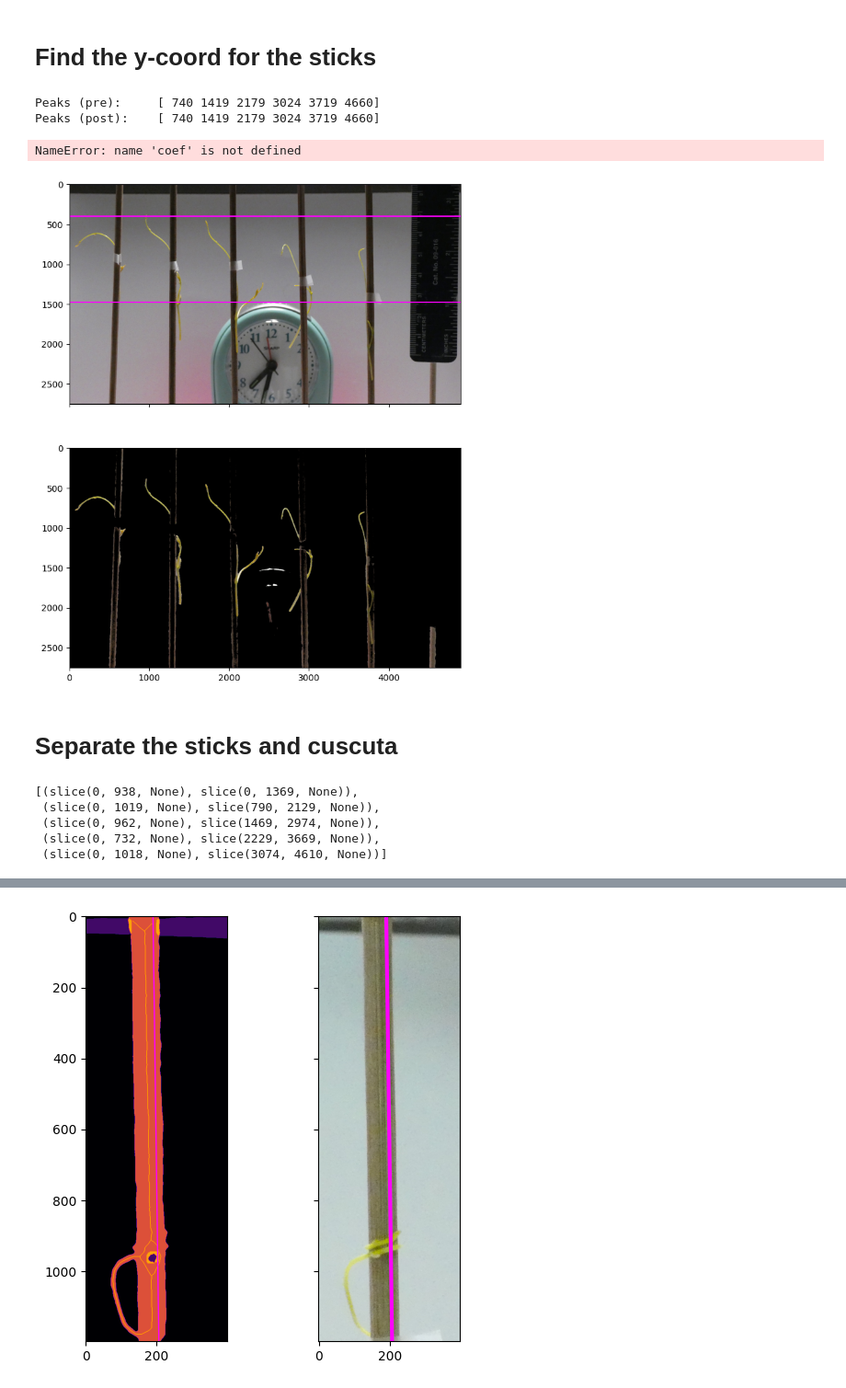
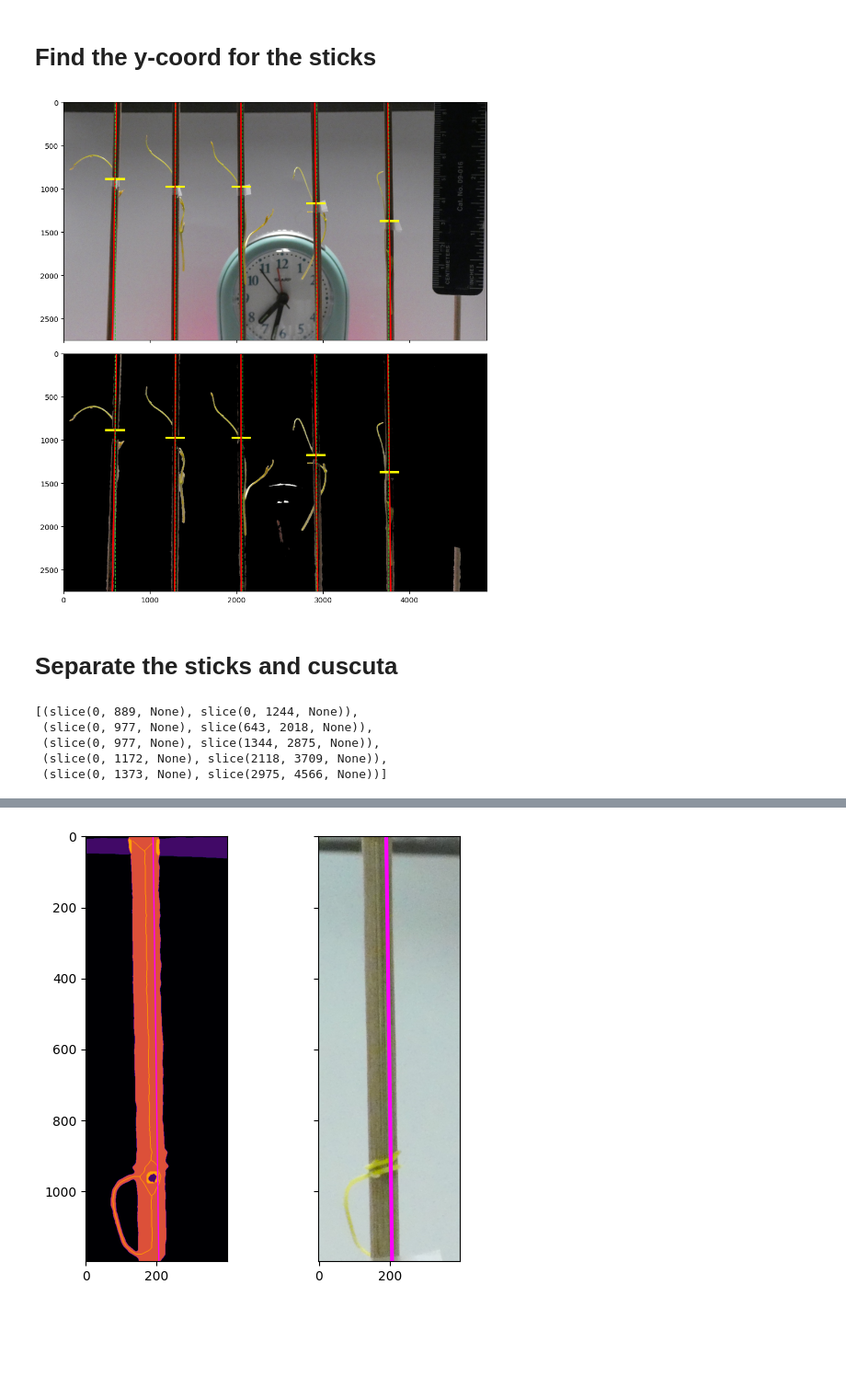
Before and after one commit to ejamezquita/cuscuta, a Jupyter notebook: jupyter/01_image_segmentation.ipynb, the cells around one changed output, grey strips where cells are left out. Shown at 92% size. Saved outputs shown, nothing was run; the diff lists cells and outputs as text; code cells hidden in the pictures; blank space fills up the shorter version.

```diff
--- a/jupyter/01_image_segmentation.ipynb
+++ b/jupyter/01_image_segmentation.ipynb
@@ -15,13 +22,21 @@ import pandas as pd
 buffx = 0
 buffX = 1475
 buffy = 200
+nsamples = 5
 
 src = '../raw/'
-dst = '../proc/'
+dst = '../proc/skel/'
 # %%
 time = '4pm'
 rep = 7
 
+dst = dst + '{}_rep{}/'.format(time,rep)
+if not os.path.isdir(dst):
+    os.mkdir(dst)
+    for i in range(nsamples):
+        os.mkdir(dst + 'plant_{:02d}'.format(i))
+
 meta = pd.read_csv('../reference/reference_positions_{}_rep{}.csv'.format(time, rep))
+meta = meta.set_index('numidx')
 meta.head()
 # %% [output]
@@ -74,35 +89,43 @@ for i in range(3):
 # %% [markdown]
 # Find the y-coord for the sticks
 # %%
+tapes = meta.loc[idx, ['tapes_{}'.format(i) for i in range(nsamples)]].values.astype(int)
+peaks = meta.loc[idx, ['peaks_{}'.format(i) for i in range(nsamples)]].values.astype(int)
+peaks = np.hstack((peaks, min([ raw.shape[1], peaks[-1] + np.max(np.ediff1d(peaks)) ])))
+
+coefs = meta.loc[idx, ['coef0_{}'.format(i) for i in range(nsamples)] + ['coef1_{}'.format(i) for i in range(nsamples)] ].values
+coefs = np.reshape(coefs, (nsamples, 2), order='F')
-# %% [output]
-Peaks (pre):     [ 740 1419 2179 3024 3719 4660]
-Peaks (post):    [ 740 1419 2179 3024 3719 4660]
+# %%
+xvals = np.arange(len(raw))
+lines = np.zeros((nsamples, len(raw)))
+for i in range(len(lines)):
+    b0 = peaks[i] + coefs[i,0] - buffy
+    lines[i] = b0 + coefs[i,1]*(xvals - buffx)
 # %%
 fig, ax = plt.subplots(2,1,figsize=(12,10), sharex=True, sharey=True)
 ax[0].imshow(raw[:, :, ::-1])
 ax[1].imshow(img[:, :, ::-1])
 for i in range(len(ax)):
-    for j in range(len(coef)):
+    for j in range(len(lines)):
         ax[i].plot([lines[j,tapes[j]]-100, lines[j,tapes[j]]+100], [buffx+tapes[j], buffx+tapes[j]], c='yellow', lw=3)
         ax[i].plot(lines[j], xvals, c='red', lw=2)
         ax[i].axvline(peaks[j], c='limegreen', ls='--', lw=1)
-
 fig.tight_layout()
 # %% [output]
-NameError: name 'coef' is not defined
-[figure, old version]
+[figure, new version]
 # %% [markdown]
 # Separate the sticks and cuscuta
 # %%
+buffz = 50
 plants = [ np.s_[buffx:tapes[0]+buffx, 0:peaks[1]-buffz] ]
 
 for i in range(1,len(tapes)):
     plants.append(np.s_[buffx:tapes[i]+buffx, peaks[i-1]+buffz:peaks[i+1]-buffz])
 plants
 # %% [output]
-[(slice(0, 938, None), slice(0, 1369, None)),
- (slice(0, 1019, None), slice(790, 2129, None)),
- (slice(0, 962, None), slice(1469, 2974, None)),
- (slice(0, 732, None), slice(2229, 3669, None)),
- (slice(0, 1018, None), slice(3074, 4610, None))]
+[(slice(0, 889, None), slice(0, 1244, None)),
+ (slice(0, 977, None), slice(643, 2018, None)),
+ (slice(0, 977, None), slice(1344, 2875, None)),
+ (slice(0, 1172, None), slice(2118, 3709, None)),
+ (slice(0, 1373, None), slice(2975, 4566, None))]
 # %%
```
Also changed, not shown: parts of 21 cells of this notebook, 4 other files.
